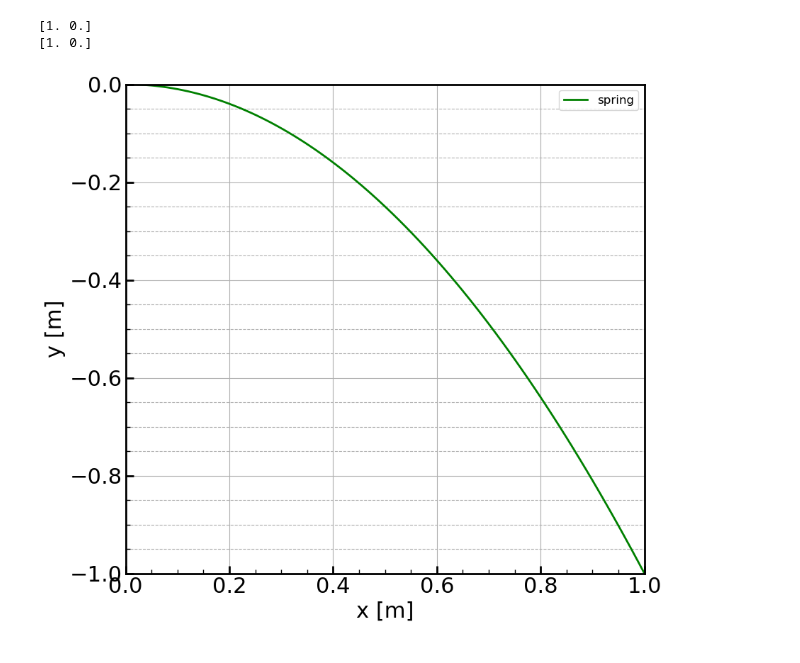
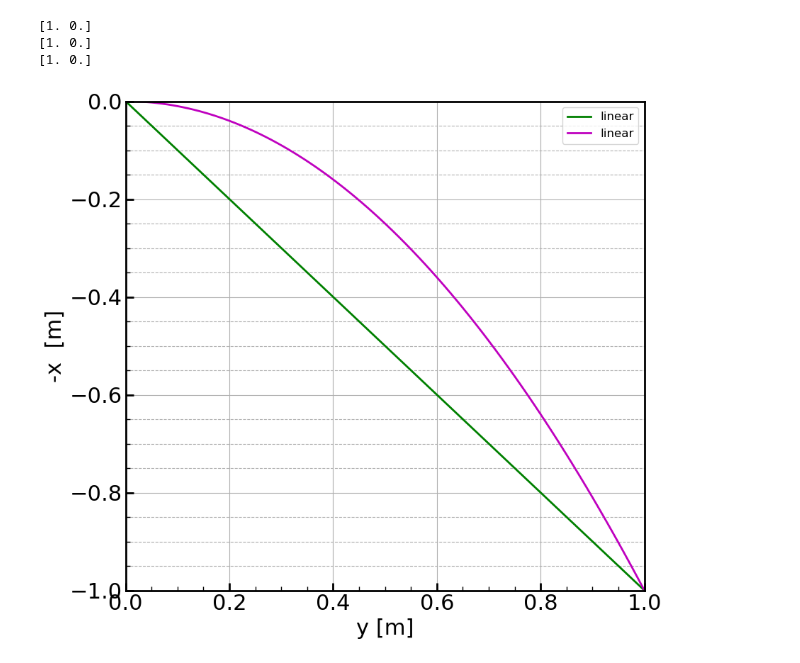
Before and after one commit to villano-lab/analytical_mechanics, a Jupyter notebook: brachistochrone.ipynb, the cells around one changed output. Saved outputs shown, nothing was run; the diff lists cells and outputs as text; code cells hidden in the pictures.

```diff
--- a/brachistochrone.ipynb
+++ b/brachistochrone.ipynb
@@ -17,6 +17,9 @@ x2=1
 y1=0
 y2=1
 # %%
+def l(y,a,b):
+    return a*y+b
+
 def q(y,a,b):
     return a*y**2 + b
 
@@ -25,46 +28,52 @@ def t(y,a,b):
 # %%
 A1 = np.array([[y1,1],[y2,1]])
 A2 = np.array([[y1**2,1],[y2**2,1]])
+A3 = np.array([[y1**3,1],[y2**3,1]])
 
 B = np.array([x1,x2])
 
 C1 = np.linalg.solve(A1,B)
 C2 = np.linalg.solve(A2,B)
+C3 = np.linalg.solve(A3,B)
 
 print(C1)
 print(C2)
+print(C3)
 # %% [output]
 [1. 0.]
 [1. 0.]
+[1. 0.]
 # %%
 #set up a 1d plot
 fig,axes = plt.subplots(1,1,figsize=(9.0,8.0),sharex=True)
 ax1 = axes
 
 yvec=np.linspace(y1,y2,100)
 
-ax1.plot(yvec,-q(yvec,C1[0],C1[1]),color='g',linestyle="-",linewidth=2, \
-         label='spring')
+ax1.plot(yvec,-l(yvec,C1[0],C1[1]),color='g',linestyle="-",linewidth=2, \
+         label='linear')
+ax1.plot(yvec,-q(yvec,C2[0],C2[1]),color='m',linestyle="-",linewidth=2, \
+         label='linear')
 
 
 
 
 ax1.set_yscale('linear')
 #ax1.set_yscale('log')
 ax1.set_xlim(y1,y2)
 ax1.set_ylim(-x2,x1)
-ax1.set_xlabel(r'x [m]')
-ax1.set_ylabel('y [m]')
+ax1.set_xlabel(r'y [m]')
+ax1.set_ylabel('-x  [m]')
 ax1.grid(True)
 ax1.yaxis.grid(True,which='minor',linestyle='--')
 ax1.legend(loc=1,prop={'size':12})
 #ax1.legend(bbox_to_anchor=(1.04,1),borderaxespad=0,prop={'size':22})
 
 for axis in ['top','bottom','left','right']:
   ax1.spines[axis].set_linewidth(2)
 
 plt.tight_layout()
 #plt.savefig('figures/figure.png')
 plt.show()
 # %% [output]
-[figure, old version]
+[figure, new version]
```
